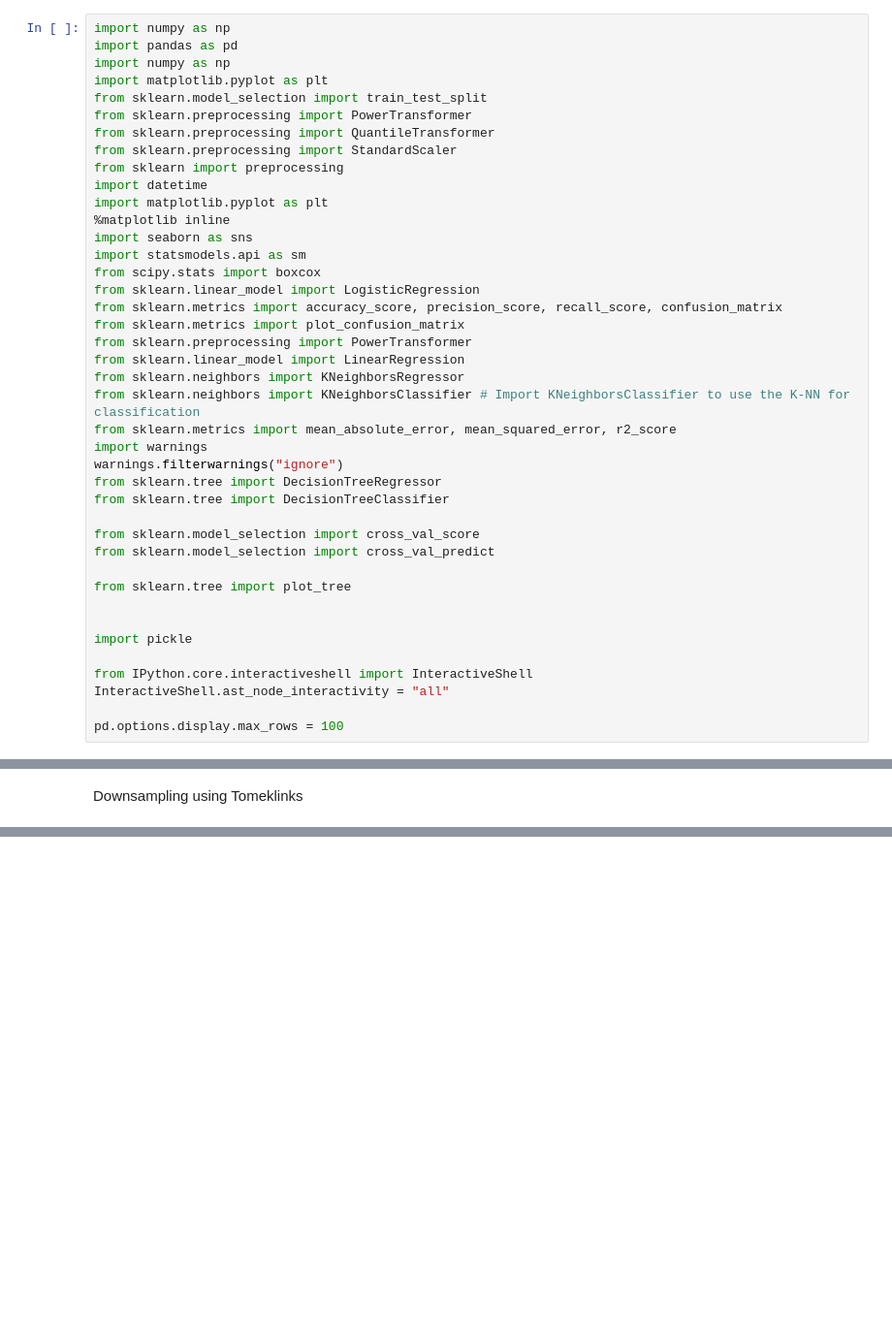
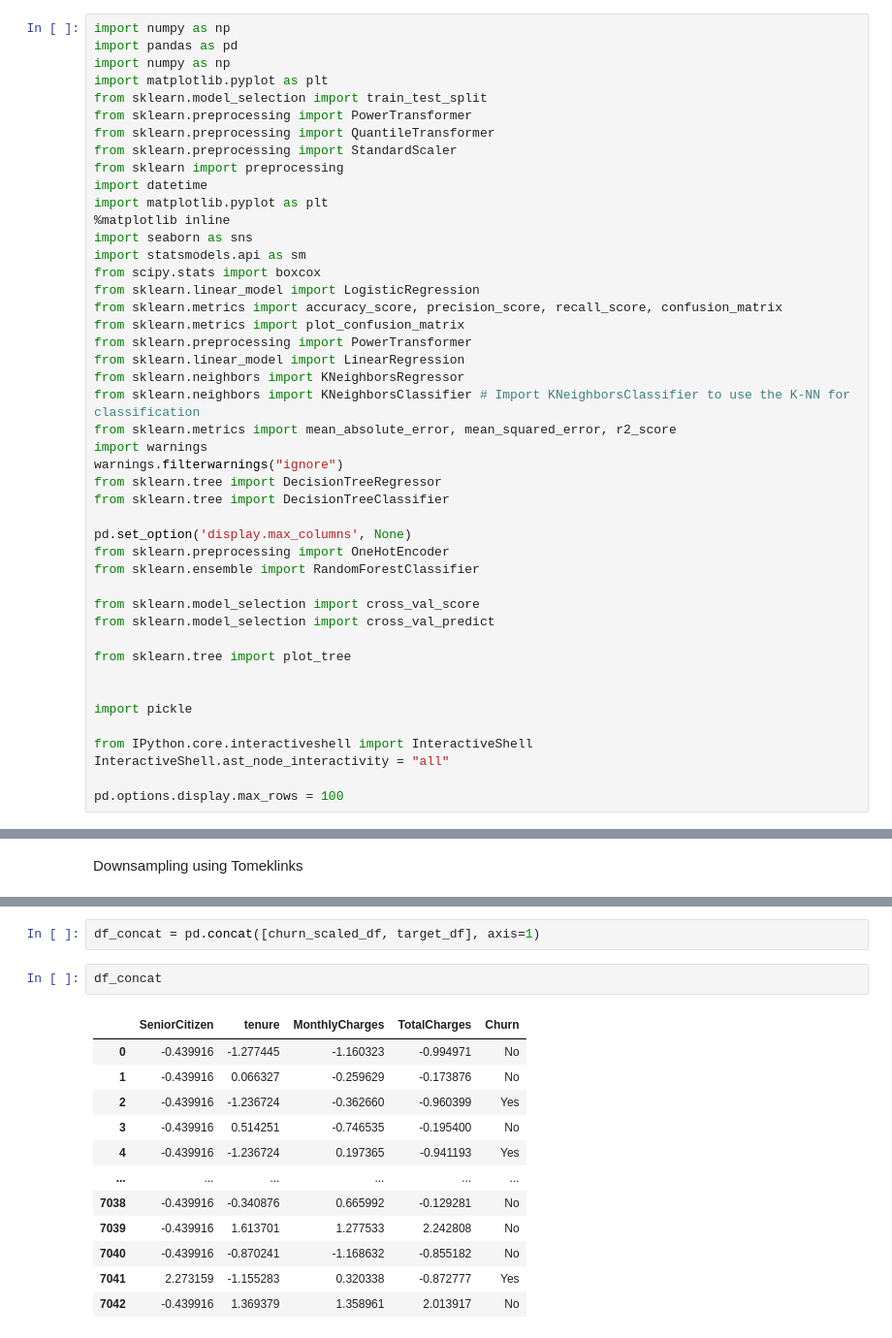
Before and after one commit to deniemmer/IronDenise, a Jupyter notebook: Week 7/Lab | Classification, Handling Imbalanced Data.ipynb, the cells around one changed output, grey strips where cells are left out. Shown: that part at 97% size. Saved outputs shown, nothing was run; the diff lists cells and outputs as text; blank space fills up the shorter version.

```diff
--- a/Week 7/Lab | Classification, Handling Imbalanced Data.ipynb
+++ b/Week 7/Lab | Classification, Handling Imbalanced Data.ipynb
@@ -47,6 +47,10 @@ warnings.filterwarnings("ignore")
 from sklearn.tree import DecisionTreeRegressor
 from sklearn.tree import DecisionTreeClassifier
 
+pd.set_option('display.max_columns', None)
+from sklearn.preprocessing import OneHotEncoder
+from sklearn.ensemble import RandomForestClassifier
+
 from sklearn.model_selection import cross_val_score
 from sklearn.model_selection import cross_val_predict
 
@@ -1511,0 +1541,17 @@ from imblearn.under_sampling import TomekLinks
+# %%
+df_concat = pd.concat([churn_scaled_df, target_df], axis=1)
+# %%
+df_concat
+# %% [output]
+|  | SeniorCitizen | tenure | MonthlyCharges | TotalCharges | Churn |
+| 0 | -0.439916 | -1.277445 | -1.160323 | -0.994971 | No |
+| 1 | -0.439916 | 0.066327 | -0.259629 | -0.173876 | No |
+| 2 | -0.439916 | -1.236724 | -0.362660 | -0.960399 | Yes |
+| 3 | -0.439916 | 0.514251 | -0.746535 | -0.195400 | No |
+| 4 | -0.439916 | -1.236724 | 0.197365 | -0.941193 | Yes |
+| ... | ... | ... | ... | ... | ... |
+| 7038 | -0.439916 | -0.340876 | 0.665992 | -0.129281 | No |
+| 7039 | -0.439916 | 1.613701 | 1.277533 | 2.242808 | No |
+| 7040 | -0.439916 | -0.870241 | -1.168632 | -0.855182 | No |
+| 7041 | 2.273159 | -1.155283 | 0.320338 | -0.872777 | Yes |
+| 7042 | -0.439916 | 1.369379 | 1.358961 | 2.013917 | No |
```
Also changed, not shown: parts of 18 cells of this notebook.
